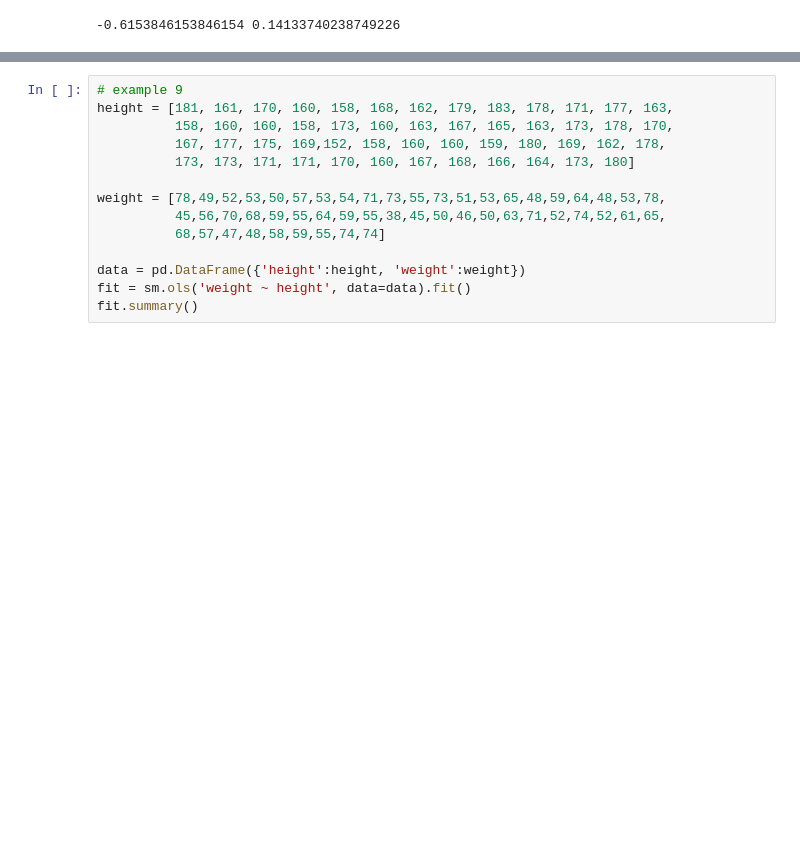
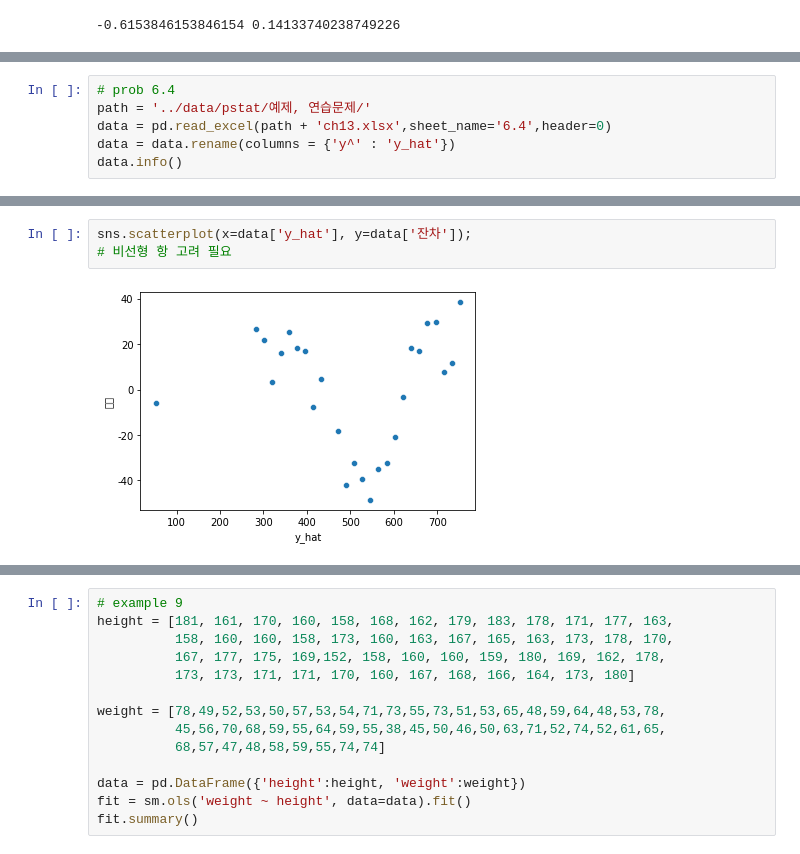
Before and after one commit to klee30810/ADP-study, a Jupyter notebook: stats/pstat/Chap 13. 회귀분석.ipynb, the cells around one changed output, grey strips where cells are left out. Drawn from its saved outputs; the diff is of its cells as text; blank space fills up the shorter version.

```diff
--- a/stats/pstat/Chap 13. 회귀분석.ipynb
+++ b/stats/pstat/Chap 13. 회귀분석.ipynb
@@ -642,0 +714,6 @@ gamma
+# %%
+# prob 6.4
+path = '../data/pstat/예제, 연습문제/'
+data = pd.read_excel(path + 'ch13.xlsx',sheet_name='6.4',header=0)
+data = data.rename(columns = {'y^' : 'y_hat'})
+data.info()
@@ -642,0 +732,5 @@ gamma
+# %%
+sns.scatterplot(x=data['y_hat'], y=data['잔차']);
+# 비선형 항 고려 필요
+# %% [output]
+[figure, added]
```
Also changed, not shown: parts of 89 cells of this notebook, 1 other file.
